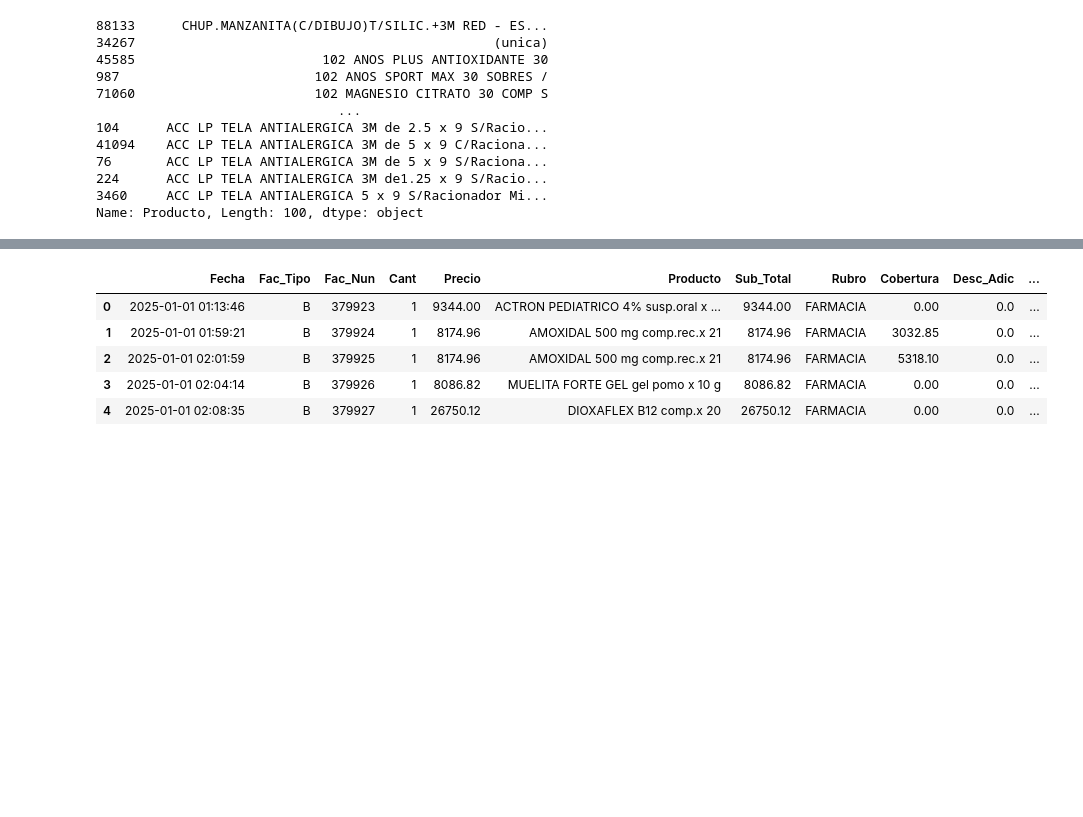
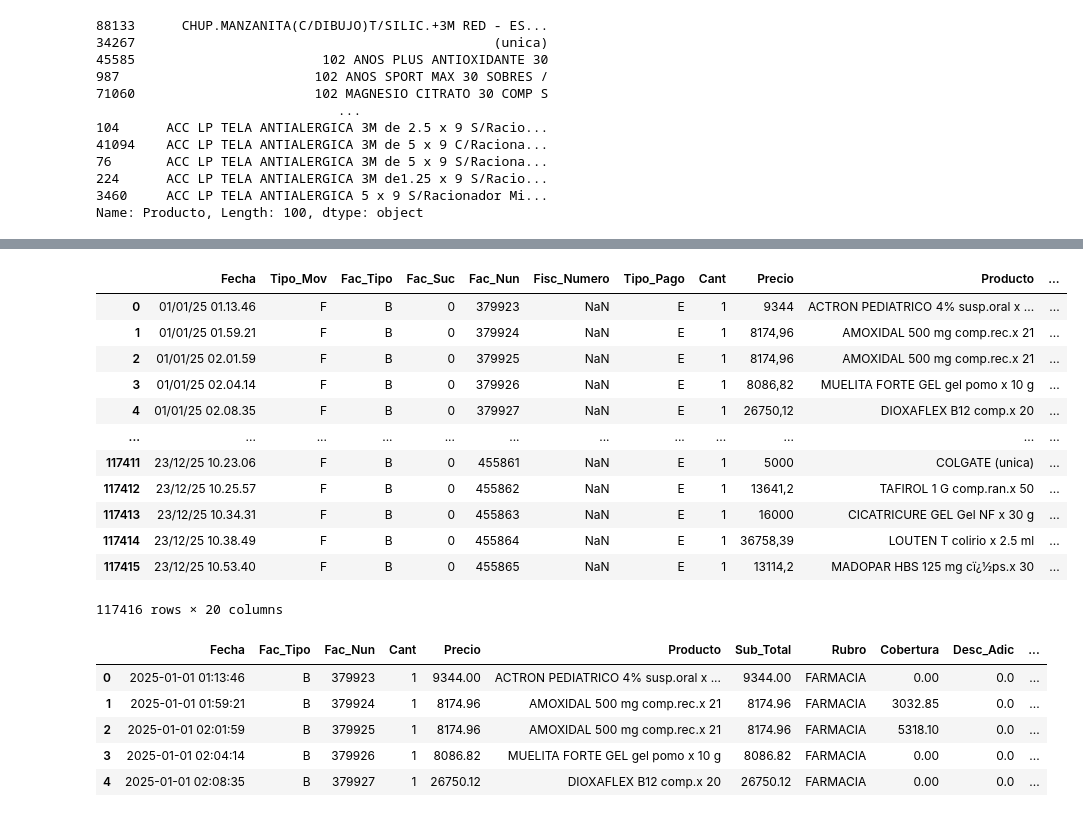
Before and after one commit to 4GeeksAcademy/sp-ml-20-final-project-g2, a Jupyter notebook: src/eda-ineta.ipynb, the cells around one changed output, grey strips where cells are left out. Saved outputs shown, nothing was run; the diff lists cells and outputs as text; code cells hidden in the pictures; blank space fills up the shorter version.

```diff
--- a/src/eda-ineta.ipynb
+++ b/src/eda-ineta.ipynb
@@ -928,3 +969,19 @@ df.loc[df['groups'] == 'Otros', ['product_name', '' 'groups']].head(60)
+# %%
+df
+# %% [output]
+|  | Fecha | Tipo_Mov | Fac_Tipo | Fac_Suc | Fac_Nun | Fisc_Numero | Tipo_Pago | Cant | Precio | Producto | ... |
+| 0 | 01/01/25 01.13.46 | F | B | 0 | 379923 | NaN | E | 1 | 9344 | ACTRON PEDIATRICO 4% susp.oral x ... | ... |
+| 1 | 01/01/25 01.59.21 | F | B | 0 | 379924 | NaN | E | 1 | 8174,96 | AMOXIDAL 500 mg comp.rec.x 21 | ... |
+| 2 | 01/01/25 02.01.59 | F | B | 0 | 379925 | NaN | E | 1 | 8174,96 | AMOXIDAL 500 mg comp.rec.x 21 | ... |
+| 3 | 01/01/25 02.04.14 | F | B | 0 | 379926 | NaN | E | 1 | 8086,82 | MUELITA FORTE GEL gel pomo x 10 g | ... |
+| 4 | 01/01/25 02.08.35 | F | B | 0 | 379927 | NaN | E | 1 | 26750,12 | DIOXAFLEX B12 comp.x 20 | ... |
+| ... | ... | ... | ... | ... | ... | ... | ... | ... | ... | ... | ... |
+| 117411 | 23/12/25 10.23.06 | F | B | 0 | 455861 | NaN | E | 1 | 5000 | COLGATE (unica) | ... |
+| 117412 | 23/12/25 10.25.57 | F | B | 0 | 455862 | NaN | E | 1 | 13641,2 | TAFIROL 1 G comp.ran.x 50 | ... |
+| 117413 | 23/12/25 10.34.31 | F | B | 0 | 455863 | NaN | E | 1 | 16000 | CICATRICURE GEL Gel NF x 30 g | ... |
+| 117414 | 23/12/25 10.38.49 | F | B | 0 | 455864 | NaN | E | 1 | 36758,39 | LOUTEN T colirio x 2.5 ml | ... |
+| 117415 | 23/12/25 10.53.40 | F | B | 0 | 455865 | NaN | E | 1 | 13114,2 | MADOPAR HBS 125 mg cï¿½ps.x 30 | ... |
+117416 rows × 20 columns
 # %%
 df.head(5)
 # %% [output]
```
Also changed, not shown: parts of 12 cells of this notebook.
